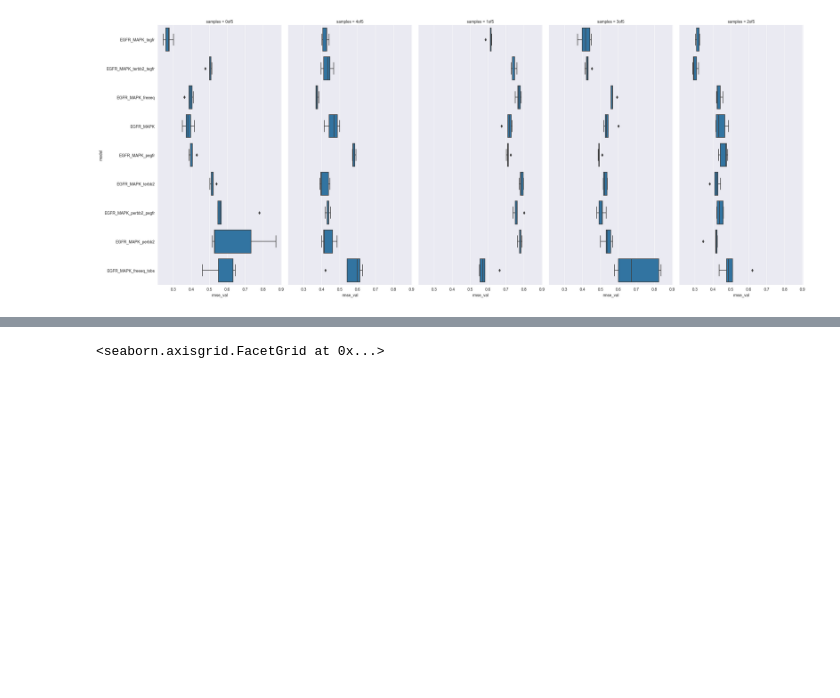
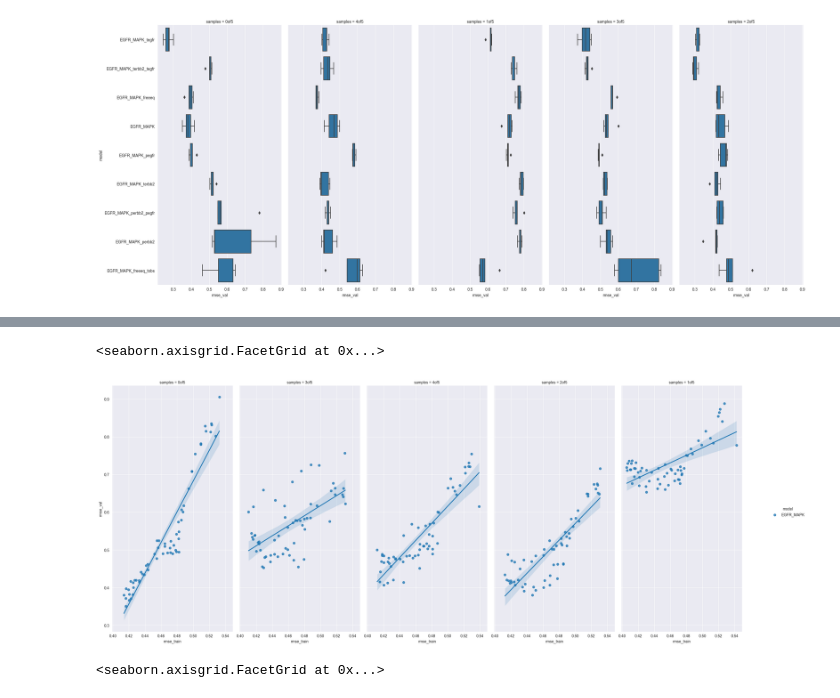
Before and after one commit to frohlich-lab/DeepMechanisticModels, a Jupyter notebook: analysis_model_selection_v36.ipynb, the cells around one changed output, grey strips where cells are left out. Saved outputs shown, nothing was run; the diff lists cells and outputs as text; code cells hidden in the pictures; blank space fills up the shorter version.

```diff
--- a/analysis_model_selection_v36.ipynb
+++ b/analysis_model_selection_v36.ipynb
@@ -119,3 +121,17 @@ sns.lmplot(
+# %%
+sns.lmplot(
+    data=df[df['model']=='EGFR_MAPK'],
+    x='rmse_train',
+    y='rmse_val',
+    col='samples',
+    hue='model',
+    height=10,
+    aspect=0.5,
+    facet_kws={'margin_titles': True, 'sharey': True, 'sharex': True},
+)
+# %% [output]
+<seaborn.axisgrid.FacetGrid at 0x...>
+[figure, added]
 # %%
 sns.lmplot(
     data=df[df['step']==499],
```
Also changed, not shown: parts of 2 cells of this notebook, 1 other file.
